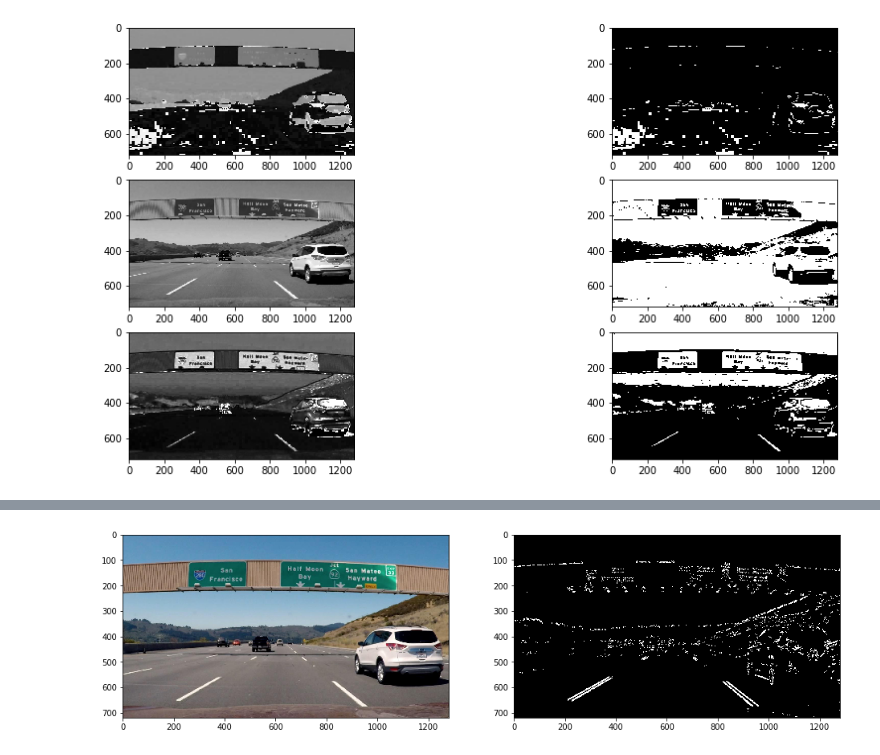
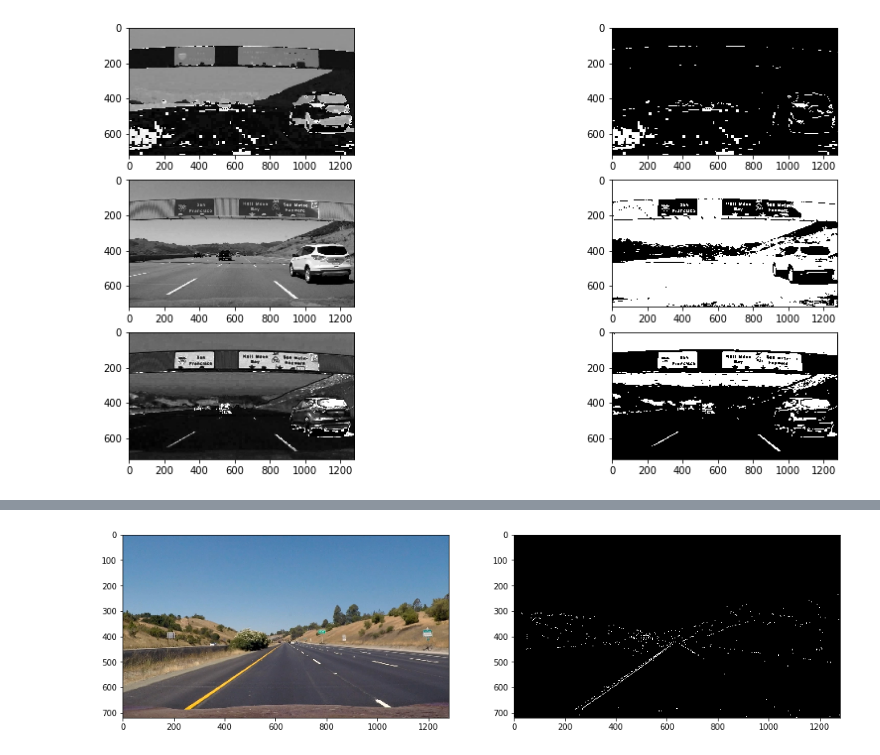
Before and after one commit to kevinwestern/CarND-Advanced-Lane-Lines, a Jupyter notebook: lane-finder.ipynb, the cells around one changed output, grey strips where cells are left out. Cells and saved outputs as stored; diff of their text form; code cells hidden in the pictures.

```diff
--- a/lane-finder.ipynb
+++ b/lane-finder.ipynb
@@ -167,0 +185,11 @@ hls_thresholds('./test_images/signs_vehicles_xygrad.jpg')
+# %%
+img = cv2.imread('./test_images/straight_lines1.jpg')
+img = cv2.cvtColor(img, cv2.COLOR_BGR2RGB)
+transformed = apply_perspective(img)
+
+fig, ax = plt.subplots(nrows=1, ncols=2, figsize=(16, 8))
+ax = ax.ravel()
+
+img = cv2.cvtColor(img, cv2.COLOR_BGR2RGB)
+ax[0].imshow(img)
+ax[1].imshow(transformed)
@@ -174,13 +205,13 @@ def test_run(img_path, sobel_kernel=11, thresh_min=40, thresh_max=150):
 
     gradx = abs_sobel_thresh(gray, orient='x', thresh_min=50, thresh_max=150)
     grady = abs_sobel_thresh(gray, orient='y', thresh_min=50, thresh_max=150)
-    mag_binary = mag_thresh(gray, sobel_kernel=sobel_kernel, thresh_min=30, thresh_max=150)
+    mag_binary = mag_thresh(gray, sobel_kernel=sobel_kernel, thresh_min=10, thresh_max=150)
     min_radian = 0.7
     max_radian = 1.3
     dir_binary = dir_threshold(gray, sobel_kernel=sobel_kernel, thresh_min_radian=min_radian, thresh_max_radian=max_radian)
 
     combined = np.zeros_like(dir_binary)
-    combined[((gradx == 1) & (grady == 1)) | ((mag_binary == 1) & (dir_binary == 1))] = 1
+    combined[((grady == 1) & (dir_binary == 1) & (mag_binary == 1))] = 1
 
     fig, ax = plt.subplots(nrows=1, ncols=2, figsize=(16, 8))
     ax = ax.ravel()
@@ -189,6 +220,6 @@ def test_run(img_path, sobel_kernel=11, thresh_min=40, thresh_max=150):
     ax[0].imshow(img)
     ax[1].imshow(combined, cmap='gray')
 # %%
-test_run('./test_images/signs_vehicles_xygrad.jpg')
+test_run('./test_images/straight_lines1.jpg')
 # %% [output]
-[figure, old version]
+[figure, new version]
```
Also changed, not shown: parts of 6 cells of this notebook, 2 other files.
